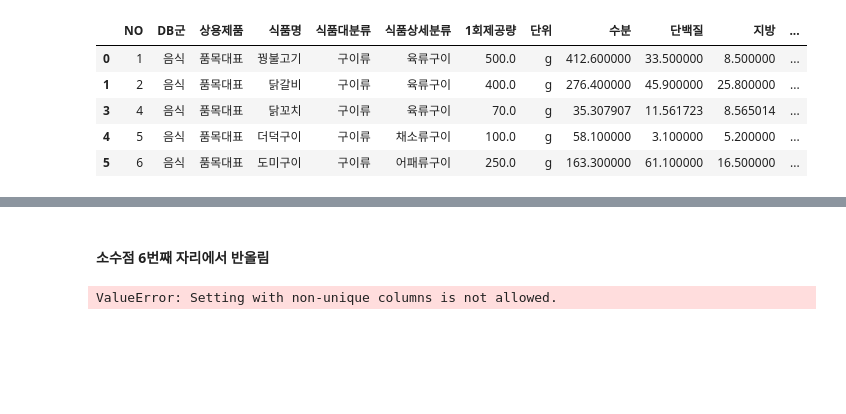
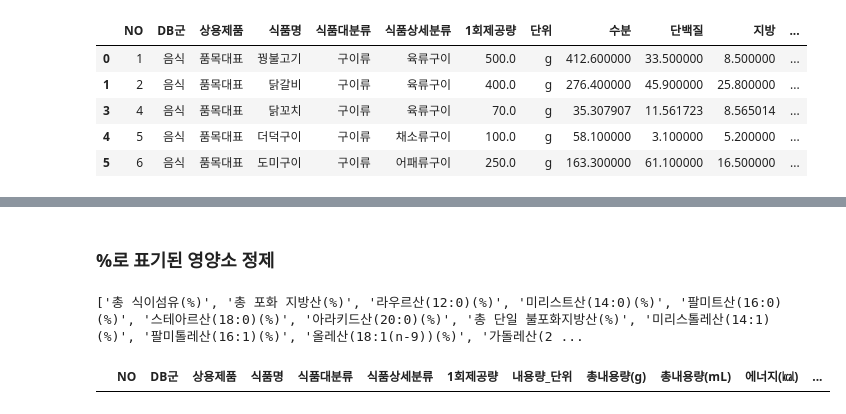
Before and after one commit to mang0206/test_mirror, a Jupyter notebook: food_nutrients/ food_nutrients_MJ.ipynb, the cells around one changed output, grey strips where cells are left out. Drawn from its saved outputs; the diff is of its cells as text; code cells hidden in the pictures; blank space fills up the shorter version.

```diff
--- a/food_nutrients/ food_nutrients_MJ.ipynb
+++ b/food_nutrients/ food_nutrients_MJ.ipynb
@@ -391,6 +392,6 @@ food_nutrients_copy1 = food_nutrients_copy1.loc[:, ['NO', 'DB군', '상용제품
 # %%
-food_nutrients_copy1.loc[: ,'1회제공량':'수분'] = food_nutrients_copy1.loc[: ,'1회제공량':'수분'].replace(['-', 'tr', 'Tr'], 0)
-food_nutrients_copy1 = food_nutrients_copy1.astype({'수분':'float'})
+food_nutrients_copy.loc[: ,'1회제공량':'수분'] = food_nutrients_copy.loc[: ,'1회제공량':'수분'].replace(['-', 'tr', 'Tr'], 0)
+food_nutrients_copy = food_nutrients_copy.astype({'수분':'float'})
 # %%
 pd.set_option('display.max_rows', 200)
 # food_nutrients_copy1 = food_nutrients_copy1.sort_values(['1회제공량', 'NO'], ascending=False)
@@ -448,13 +449,7 @@ food_nutrients_copy1.head()
 # %%
 # food_nutrients_copy1[['나이아신', '나이아신(NE)', '나이아신(NE))','나이아신(NE)(NE)']]
 
-food_nutrients_copy1['나이아신'] = food_nutrients_copy1['나이아신'].add(food_nutrients_copy1['나이아신(NE)'])
-food_nutrients_copy1['나이아신(NE))'] = food_nutrients_copy1['나이아신(NE))'].add(food_nutrients_copy1['나이아신(NE)(NE)'])
+food_nutrients_copy['나이아신'] = food_nutrients_copy['나이아신'].add(food_nutrients_copy['나이아신(NE)'])
+food_nutrients_copy['나이아신(NE))'] = food_nutrients_copy['나이아신(NE))'].add(food_nutrients_copy['나이아신(NE)(NE)'])
 # %%
-food_nutrients_copy1 = food_nutrients_copy1.drop(['나이아신(NE)', '나이아신(NE)(NE)'], axis=1)
+food_nutrients_copy = food_nutrients_copy1.drop(['나이아신(NE)', '나이아신(NE)(NE)'], axis=1)
-# %% [markdown]
-#### 소수점 6번째 자리에서 반올림
-# %%
-food_nutrients_copy1.loc[:,'수분':'카페인'] = food_nutrients_copy1.loc[:,'수분':'카페인'].round(6)
-# %% [output]
-ValueError: Setting with non-unique columns is not allowed.
@@ -462,0 +456,10 @@ food_nutrients_copy1.head()
+# %% [markdown]
+### %로 표기된 영양소 정제
+# %%
+print(have_percent)
+# %% [output]
+['총 식이섬유(%)', '총 포화 지방산(%)', '라우르산(12:0)(%)', '미리스트산(14:0)(%)', '팔미트산(16:0)(%)', '스테아르산(18:0)(%)', '아라키드산(20:0)(%)', '총 단일 불포화지방산(%)', '미리스톨레산(14:1)(%)', '팔미톨레산(16:1)(%)', '올레산(18:1(n-9))(%)', '가돌레산(2 ...
+# %%
+food_nutrients_copy[(food_nutrients_copy['아라키돈산(20:4(n-6))(g)'] != 0) & (food_nutrients_copy['아라키돈산(20:4(n-6))(%)'] != 0)]
+# %% [output]
+|  | NO | DB군 | 상용제품 | 식품명 | 식품대분류 | 식품상세분류 | 1회제공량 | 내용량_단위 | 총내용량(g) | 총내용량(mL) | 에너지(㎉) | ... |
```
Also changed, not shown: parts of 29 cells of this notebook.
